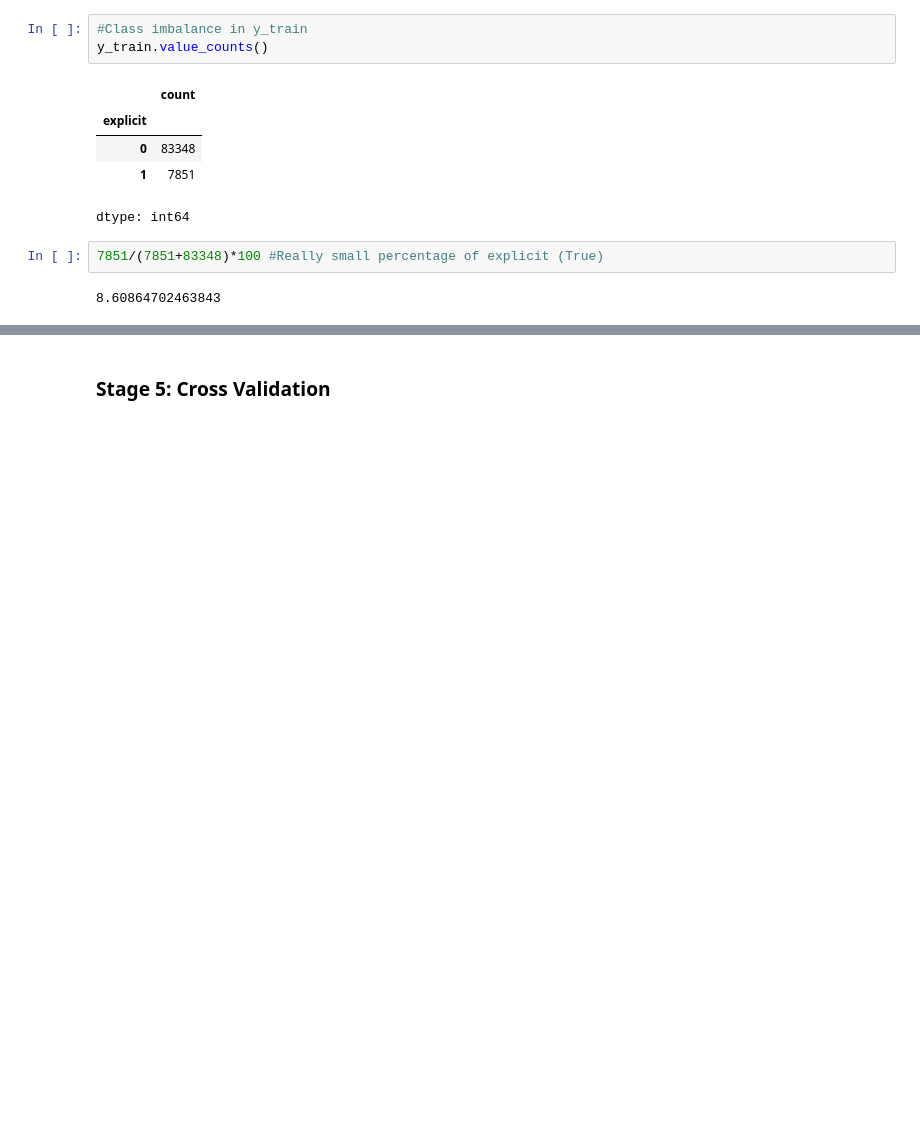
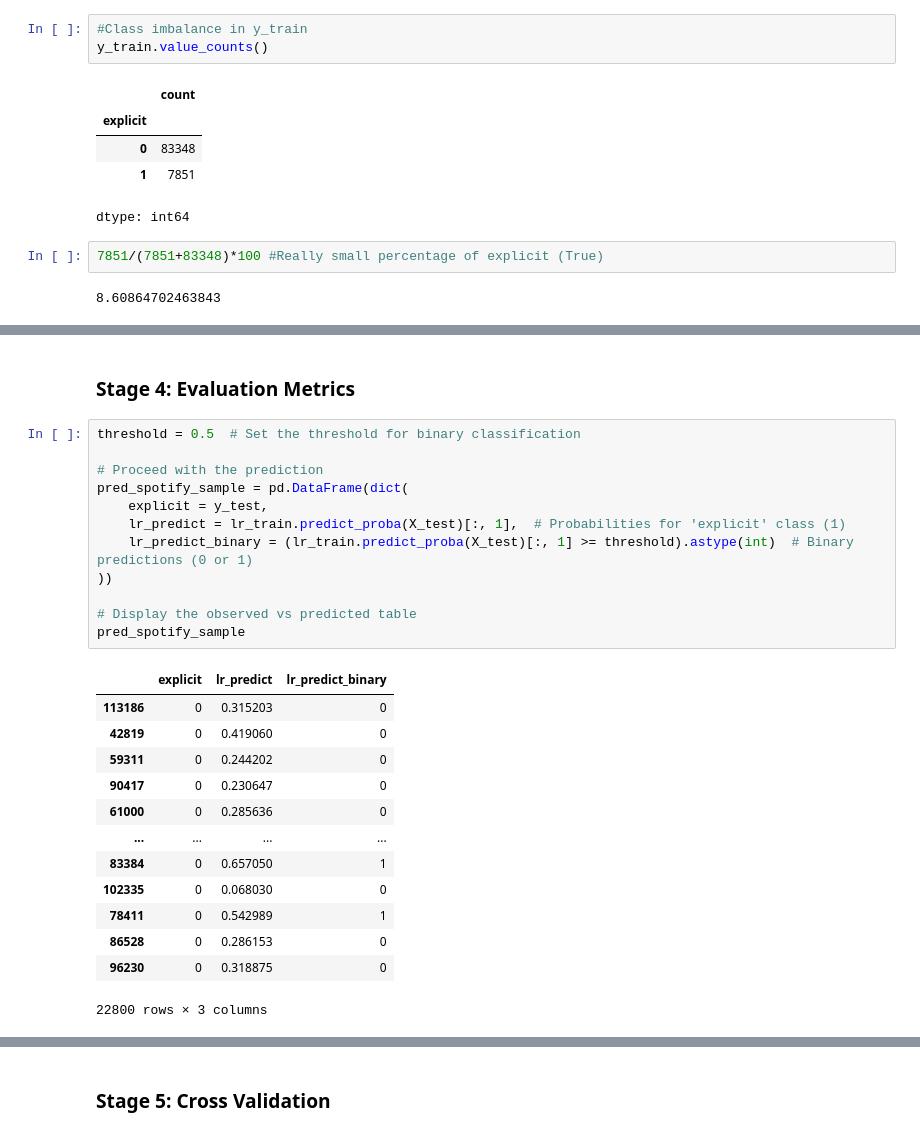
Before and after one commit to rghosh1353/spotify_genre_proj, a Jupyter notebook: Main.ipynb, the cells around one changed output, grey strips where cells are left out. Saved outputs shown, nothing was run; the diff lists cells and outputs as text; blank space fills up the shorter version.

```diff
--- a/Main.ipynb
+++ b/Main.ipynb
@@ -397,0 +404,28 @@ Prediction Accuracy: 0.931117665763879
+# %% [markdown]
+### Stage 4: Evaluation Metrics
+# %%
+threshold = 0.5  # Set the threshold for binary classification
+
+# Proceed with the prediction
+pred_spotify_sample = pd.DataFrame(dict(
+    explicit = y_test,
+    lr_predict = lr_train.predict_proba(X_test)[:, 1],  # Probabilities for 'explicit' class (1)
+    lr_predict_binary = (lr_train.predict_proba(X_test)[:, 1] >= threshold).astype(int)  # Binary predictions (0 or 1)
+))
+
+# Display the observed vs predicted table
+pred_spotify_sample
+# %% [output]
+|  | explicit | lr_predict | lr_predict_binary |
+| 113186 | 0 | 0.315203 | 0 |
+| 42819 | 0 | 0.419060 | 0 |
+| 59311 | 0 | 0.244202 | 0 |
+| 90417 | 0 | 0.230647 | 0 |
+| 61000 | 0 | 0.285636 | 0 |
+| ... | ... | ... | ... |
+| 83384 | 0 | 0.657050 | 1 |
+| 102335 | 0 | 0.068030 | 0 |
+| 78411 | 0 | 0.542989 | 1 |
+| 86528 | 0 | 0.286153 | 0 |
+| 96230 | 0 | 0.318875 | 0 |
+22800 rows × 3 columns
```
Also changed, not shown: parts of 29 cells of this notebook.
